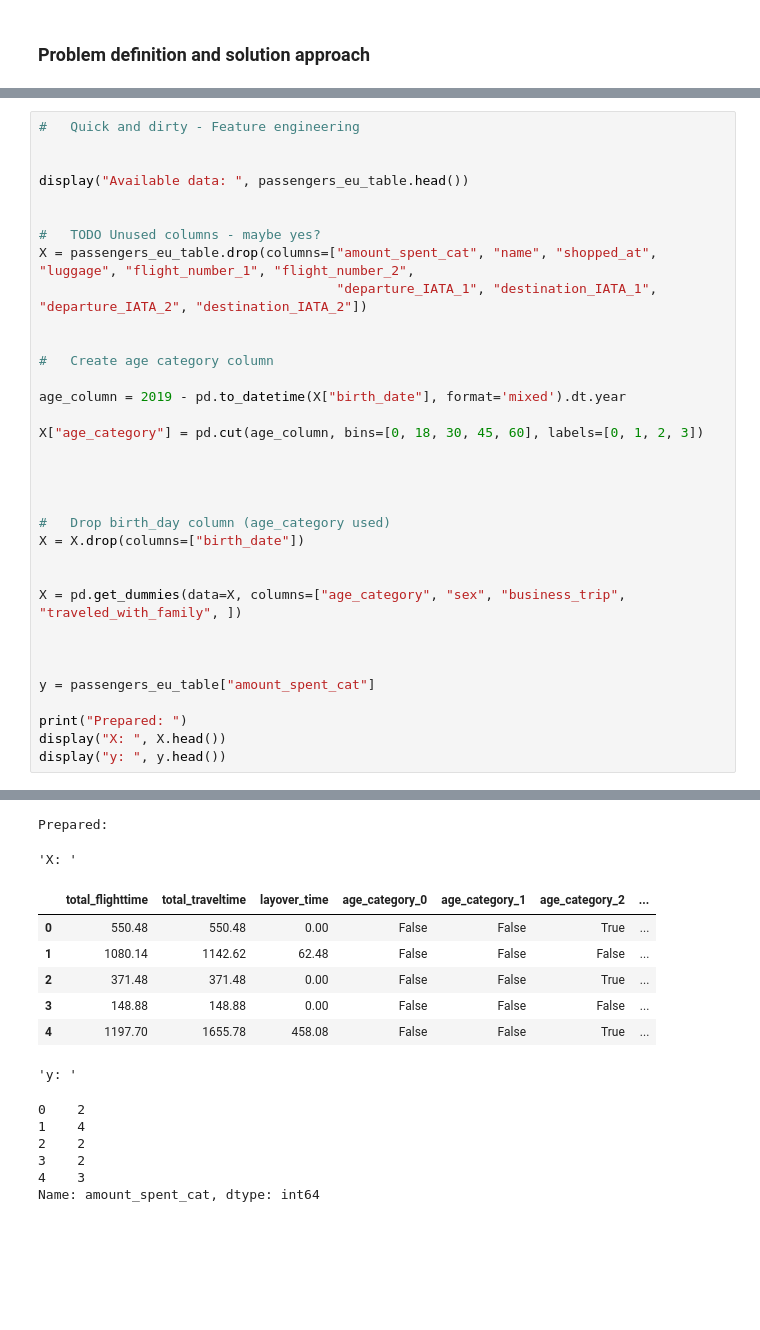
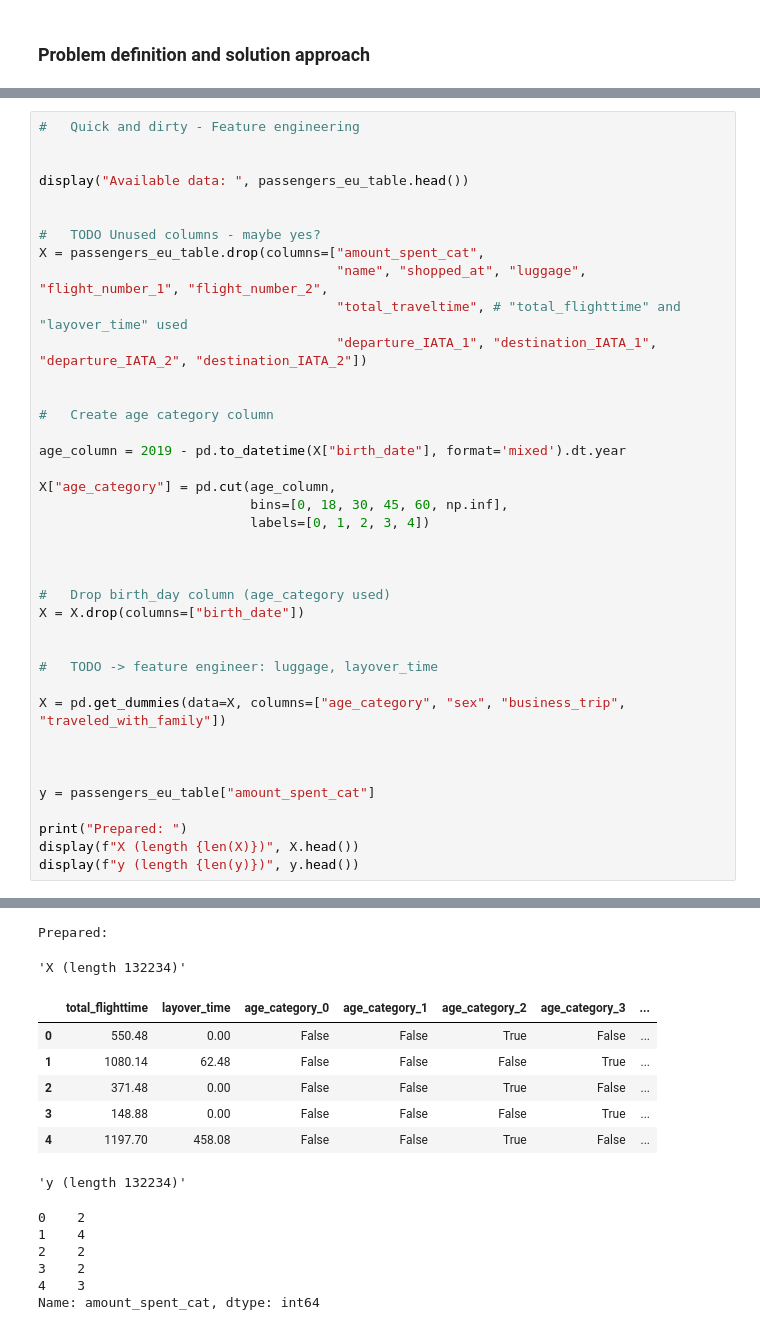
Before and after one commit to lexej/airport-recommendation, a Jupyter notebook: airport_recommenation.ipynb, the cells around one changed output, grey strips where cells are left out. Cells and saved outputs as stored; diff of their text form; blank space fills up the shorter version.

Commit message:
added features to engineer

```diff
--- a/airport_recommenation.ipynb
+++ b/airport_recommenation.ipynb
@@ -182,49 +182,54 @@ display("Available data: ", passengers_eu_table.head())
 
 
 #   TODO Unused columns - maybe yes?
-X = passengers_eu_table.drop(columns=["amount_spent_cat", "name", "shopped_at", "luggage", "flight_number_1", "flight_number_2",
+X = passengers_eu_table.drop(columns=["amount_spent_cat",
+                                      "name", "shopped_at", "luggage", "flight_number_1", "flight_number_2",
+                                      "total_traveltime", # "total_flighttime" and "layover_time" used
                                       "departure_IATA_1", "destination_IATA_1", "departure_IATA_2", "destination_IATA_2"])
 
 
 #   Create age category column
 
 age_column = 2019 - pd.to_datetime(X["birth_date"], format='mixed').dt.year
 
-X["age_category"] = pd.cut(age_column, bins=[0, 18, 30, 45, 60], labels=[0, 1, 2, 3])
-
+X["age_category"] = pd.cut(age_column,
+                           bins=[0, 18, 30, 45, 60, np.inf],
+                           labels=[0, 1, 2, 3, 4])
 
 
 
 #   Drop birth_day column (age_category used)
 X = X.drop(columns=["birth_date"])
 
 
-X = pd.get_dummies(data=X, columns=["age_category", "sex", "business_trip", "traveled_with_family", ])
+#   TODO -> feature engineer: luggage, layover_time
+
+X = pd.get_dummies(data=X, columns=["age_category", "sex", "business_trip", "traveled_with_family"])
 
 
 
 y = passengers_eu_table["amount_spent_cat"]
 
 print("Prepared: ")
-display("X: ", X.head())
-display("y: ", y.head())
+display(f"X (length {len(X)})", X.head())
+display(f"y (length {len(y)})", y.head())
 # %% [output]
 'Available data: '
 |  | name | sex | birth_date | shopped_at | business_trip | traveled_with_family | luggage | ... |
 | 0 | Christian Kluge | m | 1977/02/28 | BCN | yes | no | Sports Bag 19l | ... |
 | 1 | Bernd Jung | m | 05/10/1971 | MUC | no | no | Bag 19kg | ... |
 | 2 | Ralph Dewhirst | m | 10/04/1984 | HEL | no | no | Duffel Bag [31KG] | ... |
 | 3 | Jan Egger | m | 1973/01/21 | VIE | no | no | Bag 16kg | ... |
 | 4 | Tom Probst | m | 31/03/1985 | FRA | yes | no | Bag (5KG) | ... |
 Prepared:
-'X: '
+'X (length 132234)'
-|  | total_flighttime | total_traveltime | layover_time | age_category_0 | age_category_1 | age_category_2 | ... |
-| 0 | 550.48 | 550.48 | 0.00 | False | False | True | ... |
-| 1 | 1080.14 | 1142.62 | 62.48 | False | False | False | ... |
-| 2 | 371.48 | 371.48 | 0.00 | False | False | True | ... |
-| 3 | 148.88 | 148.88 | 0.00 | False | False | False | ... |
-| 4 | 1197.70 | 1655.78 | 458.08 | False | False | True | ... |
+|  | total_flighttime | layover_time | age_category_0 | age_category_1 | age_category_2 | age_category_3 | ... |
+| 0 | 550.48 | 0.00 | False | False | True | False | ... |
+| 1 | 1080.14 | 62.48 | False | False | False | True | ... |
+| 2 | 371.48 | 0.00 | False | False | True | False | ... |
+| 3 | 148.88 | 0.00 | False | False | False | True | ... |
+| 4 | 1197.70 | 458.08 | False | False | True | False | ... |
-'y: '
+'y (length 132234)'
 0    2
 1    4
 2    2
```
Also changed, not shown: parts of 3 cells of this notebook.
